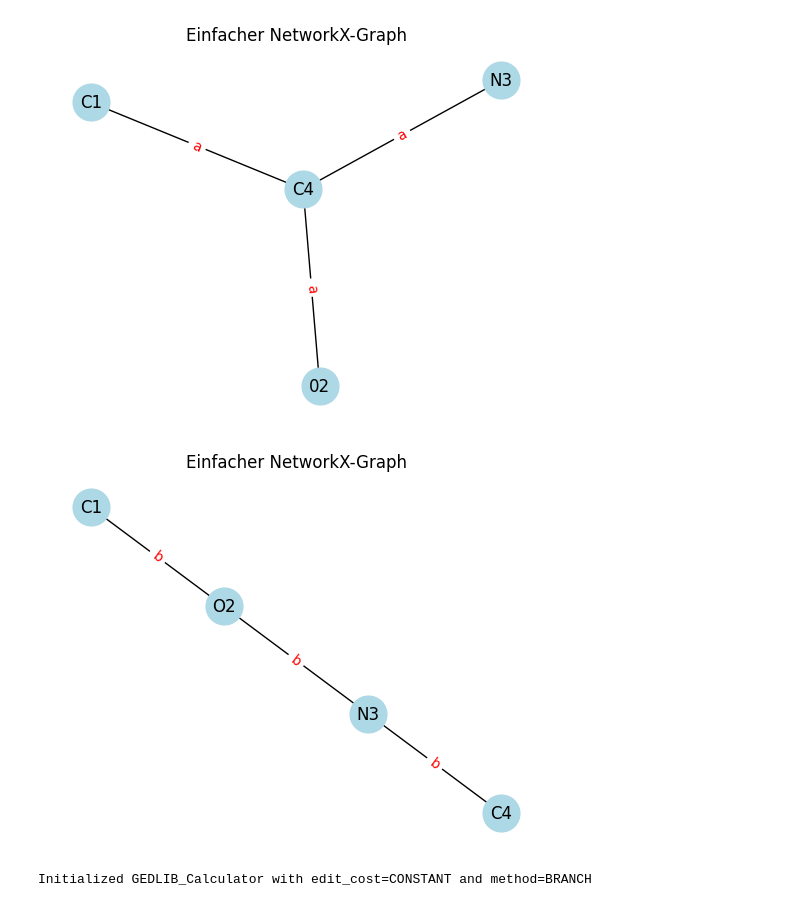
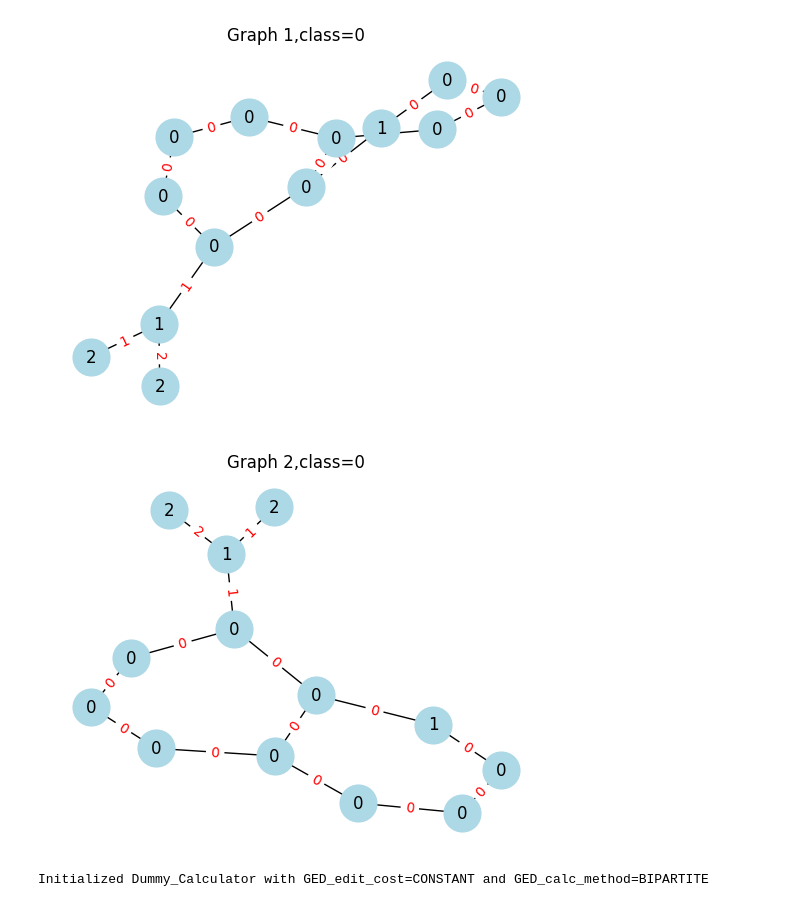
Before and after one commit to SimonESchumacher/Exploration-of-the-Potential-of-GED-based-Classifiers, a Jupyter notebook: Calculator_path_test.ipynb, the cells around one changed output. Drawn from its saved outputs; the diff is of its cells as text; code cells hidden in the pictures.

```diff
--- a/Calculator_path_test.ipynb
+++ b/Calculator_path_test.ipynb
@@ -13,6 +13,6 @@ from Dummy_Calculator import Dummy_Calculator
 from Dataset import Dataset
 # %%
-def visualize_graph(graph: nx.Graph, node_labels_type: str = None, edge_labels_type: str = None):
+def visualize_graph(graph: nx.Graph, node_labels_type: str = None, edge_labels_type: str = None,header:str="Graph Visualization"):
     """
     Visualisiert einen NetworkX-Graphen mit optionalen Knoten- und Kantenbeschriftungen.
     """
@@ -40,7 +40,7 @@ def visualize_graph(graph: nx.Graph, node_labels_type: str = None, edge_labels_t
     nx.draw_networkx_edge_labels(graph, pos, edge_labels=edge_labels, font_size=10, font_color='red')
 
     # Zeige den Plot an
-    plt.title("Einfacher NetworkX-Graph")
+    plt.title(header)
     plt.axis('off')  # Achsen ausschalten
     plt.show()
 # %%
@@ -68,0 +126,5 @@ def createNxGraph2() :
+# %%
+DATASET= Dataset(name="MUTAG", source="TUD", domain="Bioinformatics", ged_calculator=None, use_node_labels="label", use_edge_labels="weight",load_now=False)
+DATASET.load()
+d1,t1=DATASET.get_graph_pair(1)
+d2,t2=DATASET.get_graph_pair(1)
@@ -69,8 +141,10 @@ def createNxGraph2() :
 # %%
-g1= createNxGraph()
-visualize_graph(g1, node_labels_type="label", edge_labels_type="label")
-g2 = createNxGraph2()
-visualize_graph(g2, node_labels_type="label", edge_labels_type="label")
+g1= createNxGraph4B()
+g1=d1
+visualize_graph(g1, node_labels_type="label", edge_labels_type="label",header="Graph 1,class="+str(t1))
+g2 = createNxGraph4A()
+g2=d2
+visualize_graph(g2, node_labels_type="label", edge_labels_type="label",header="Graph 2,class="+str(t2))
 # %% [output]
-[figure, old version]
+[figure, new version]
-[figure, old version]
+[figure, new version]
@@ -77,13 +161,13 @@ visualize_graph(g2, node_labels_type="label", edge_labels_type="label")
 # %%
 
-dataset= [g1, g2]
-calculator = GEDLIB_Calculator(GED_calc_method="BRANCH", GED_edit_cost="CONSTANT")
+dataset= [g2, g1]
+calculator = GEDLIB_Calculator(GED_calc_method="BIPARTITE", GED_edit_cost="CONSTANT",need_node_map=True)
 calculator.add_graphs(dataset)
 calculator.activate()
 calculator.run_method(0, 1)
 calculator.run_method(1, 0)
 # %% [output]
-Initialized GEDLIB_Calculator with edit_cost=CONSTANT and method=BRANCH
+Initialized Dummy_Calculator with GED_edit_cost=CONSTANT and GED_calc_method=BIPARTITE
 # %%
 display(calculator.get_lower_bound(0, 1))
 display(calculator.get_upper_bound(0, 1))
```
Also changed, not shown: parts of 17 cells of this notebook, 12 other files.
